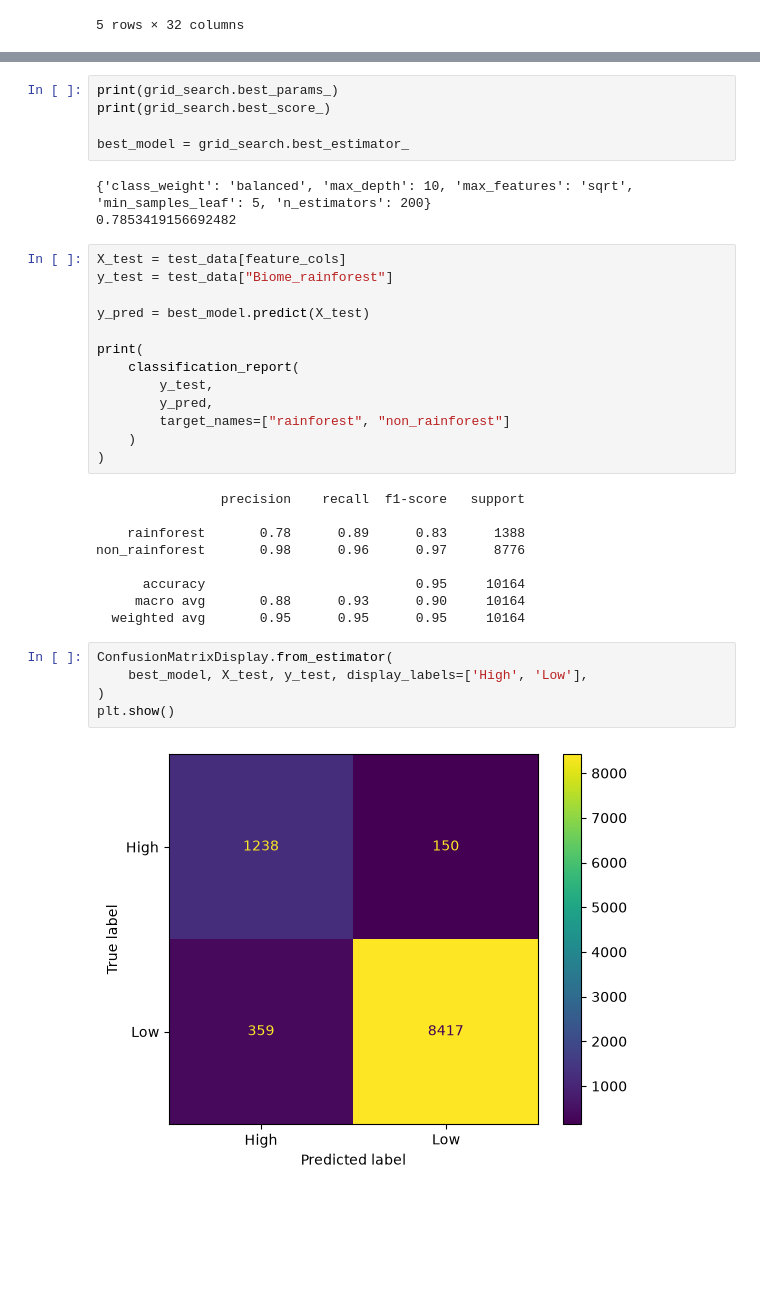
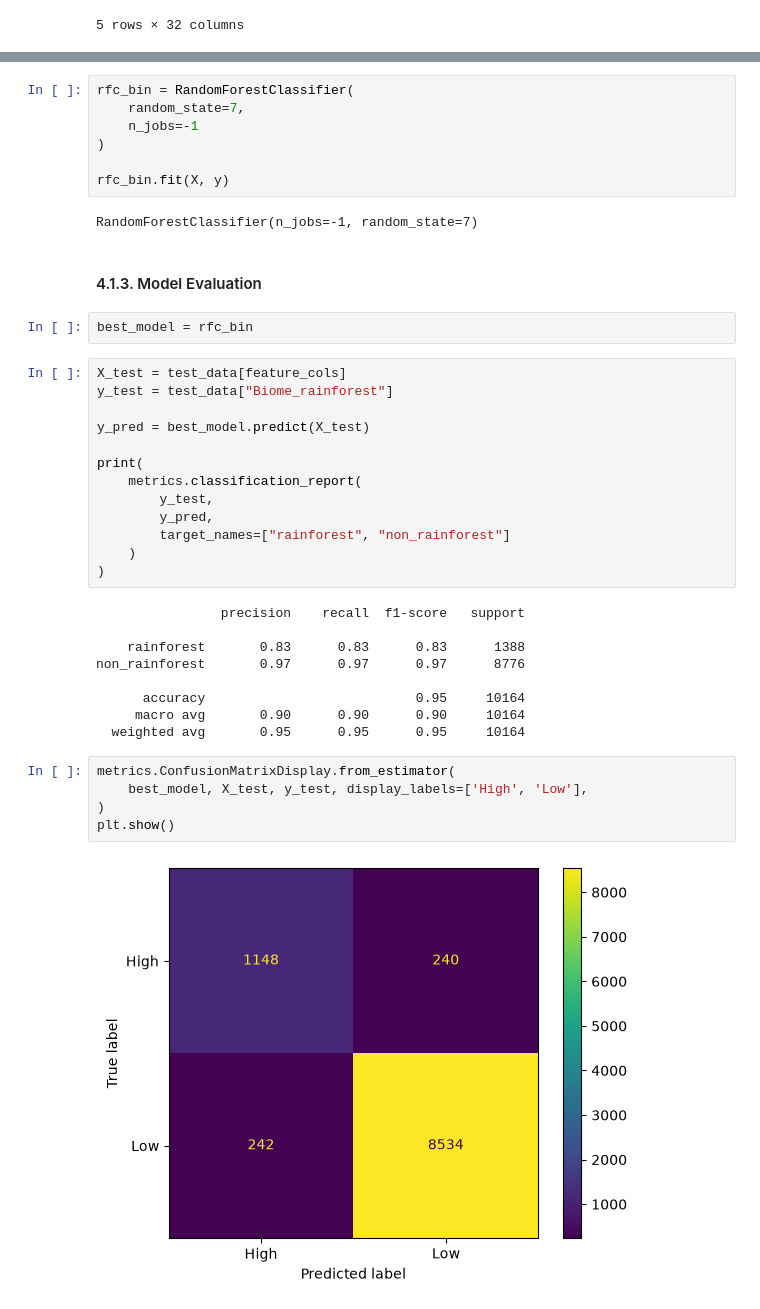
Before and after one commit to Xraaaay/lu_bern01, a Jupyter notebook: Project02/biome.ipynb, the cells around one changed output, grey strips where cells are left out. Cells and saved outputs as stored; diff of their text form; blank space fills up the shorter version.

```diff
--- a/Project02/biome.ipynb
+++ b/Project02/biome.ipynb
@@ -399,11 +374,16 @@ GridSearchCV(estimator=RandomForestClassifier(n_jobs=-1, random_state=7),
-# %%
-print(grid_search.best_params_)
-print(grid_search.best_score_)
-
-best_model = grid_search.best_estimator_
-# %% [output]
-{'class_weight': 'balanced', 'max_depth': 10, 'max_features': 'sqrt', 'min_samples_leaf': 5, 'n_estimators': 200}
-0.7853419156692482
+# %%
+rfc_bin = RandomForestClassifier(
+    random_state=7,
+    n_jobs=-1
+)
+
+rfc_bin.fit(X, y)
+# %% [output]
+RandomForestClassifier(n_jobs=-1, random_state=7)
+# %% [markdown]
+#### 4.1.3. Model Evaluation
+# %%
+best_model = rfc_bin
 # %%
 X_test = test_data[feature_cols]
 y_test = test_data["Biome_rainforest"]
@@ -411,7 +391,7 @@ y_test = test_data["Biome_rainforest"]
 y_pred = best_model.predict(X_test)
 
 print(
-    classification_report(
+    metrics.classification_report(
         y_test,
         y_pred,
         target_names=["rainforest", "non_rainforest"]
@@ -420,16 +400,16 @@ print(
 # %% [output]
                 precision    recall  f1-score   support
 
-    rainforest       0.78      0.89      0.83      1388
-non_rainforest       0.98      0.96      0.97      8776
+    rainforest       0.83      0.83      0.83      1388
+non_rainforest       0.97      0.97      0.97      8776
 
       accuracy                           0.95     10164
-     macro avg       0.88      0.93      0.90     10164
+     macro avg       0.90      0.90      0.90     10164
   weighted avg       0.95      0.95      0.95     10164
 # %%
-ConfusionMatrixDisplay.from_estimator(
+metrics.ConfusionMatrixDisplay.from_estimator(
     best_model, X_test, y_test, display_labels=['High', 'Low'],
 )
 plt.show()
 # %% [output]
-[figure, old version]
+[figure, new version]
```
Also changed, not shown: parts of 68 cells of this notebook.
